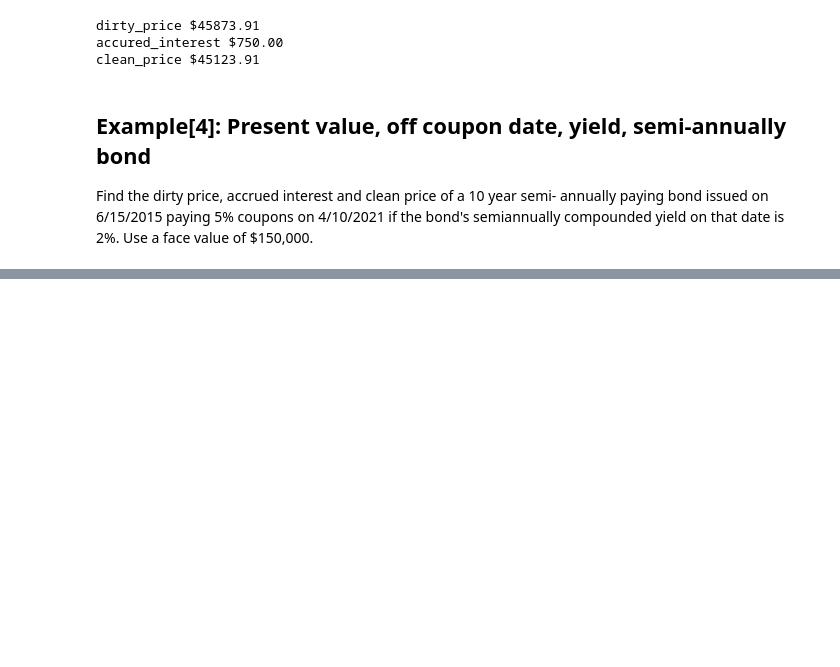
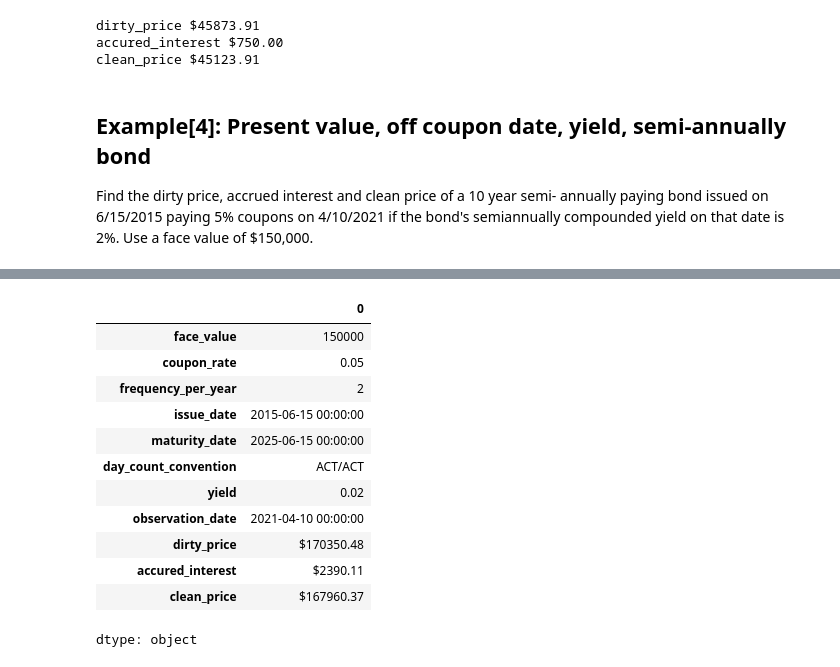
Before and after one commit to horasan/ml, a Jupyter notebook: R_LER_TREASURY_FIXED_INCOME_1.ipynb, the cells around one changed output, grey strips where cells are left out. Drawn from its saved outputs; the diff is of its cells as text; code cells hidden in the pictures; blank space fills up the shorter version.

```diff
--- a/R_LER_TREASURY_FIXED_INCOME_1.ipynb
+++ b/R_LER_TREASURY_FIXED_INCOME_1.ipynb
@@ -1107,0 +1104,16 @@ number_of_passed_days_after_last_payment_date / number_of_days_between_payments:
+# %%
+over_all_info
+# %% [output]
+|  | 0 |
+| face_value | 150000 |
+| coupon_rate | 0.05 |
+| frequency_per_year | 2 |
+| issue_date | 2015-06-15 00:00:00 |
+| maturity_date | 2025-06-15 00:00:00 |
+| day_count_convention | ACT/ACT |
+| yield | 0.02 |
+| observation_date | 2021-04-10 00:00:00 |
+| dirty_price | $170350.48 |
+| accured_interest | $2390.11 |
+| clean_price | $167960.37 |
+dtype: object
```
Also changed, not shown: parts of 5 cells of this notebook.
